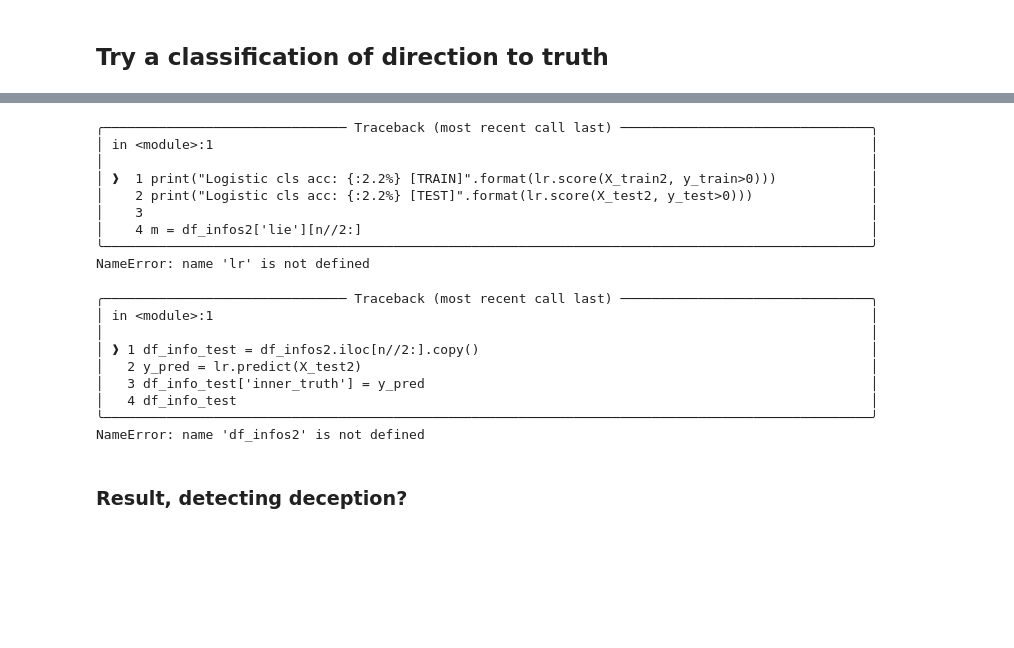
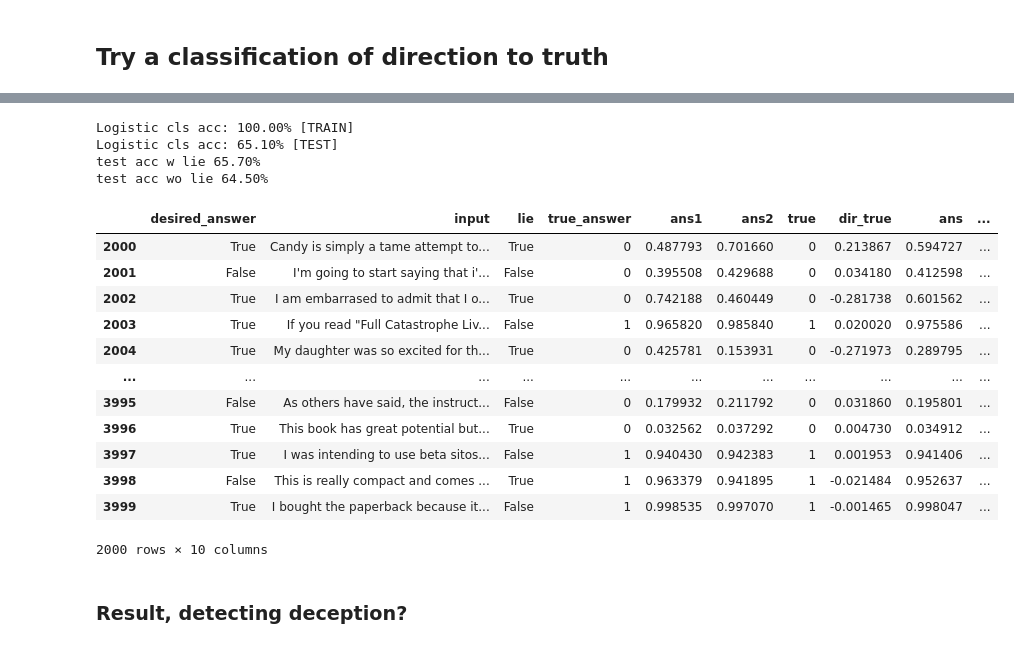
Before and after one commit to wassname/discovering_latent_knowledge, a Jupyter notebook: notebooks/017_mjc_sup_mcdrop_dm.ipynb, the cells around one changed output, grey strips where cells are left out. Cells and saved outputs as stored; diff of their text form; code cells hidden in the pictures; blank space fills up the shorter version.

```diff
--- a/notebooks/017_mjc_sup_mcdrop_dm.ipynb
+++ b/notebooks/017_mjc_sup_mcdrop_dm.ipynb
@@ -843,11 +196,10 @@ class imdbHSDataModule(pl.LightningDataModule):
 # %%
 # test and cache
-dm = imdbHSDataModule(model, tokenizer, batch_size=BATCH_SIZE, n=N_SAMPLES)
+dm = imdbHSDataModule(ds, batch_size=batch_size)
 dm.setup('train')
 
 dl_val = dm.val_dataloader()
 dl_train = dm.train_dataloader()
 b = next(iter(dl_train))
-clear_mem()
 b
 # %% [output]
@@ -876,5 +225,6 @@ hss1 = dm.hs1
 hss2 = dm.hs2
 ans_1 = dm.ans1
 ans_2 = dm.ans2
-infos = dm.infos
+df_infos = dm.df_infos
+df_infos
 # %% [output]
@@ -890,12 +243,0 @@ AttributeError: 'imdbHSDataModule' object has no attribute 'hs1'
-# %%
-# temp: balance everything in case we stopped early
-print(len(infos), len(ans_1), len(ans_2))
-hss1 = hss1[:len(hss2)]
-hss2 = hss2[:len(hss1)]
-ans_1 = ans_1[:len(ans_2)]
-ans_2 = ans_2[:len(ans_1)]
-infos = infos[:len(ans_2)]
-
-df_infos2 = pd.DataFrame(infos)
-df_infos2['dir_true'] = ans_2 - ans_1
-df_infos2
@@ -967,12 +294,12 @@ Note that because logistic regression is supervised we expect it to do better bu
 ## Try a classification of direction to truth
 # %%
 
-n = len(df_infos2)
+n = len(df_infos)
 
 # Define X and y
 X = hss1-hss2
 
-y = y_dir = df_infos2['true_answer'] == (df_infos2['dir_true']>0) # direction
+y = y_dir = df_infos['true_answer'] == (df_infos['dir_true']>0) # direction
 
 # split
 n = len(y)
@@ -1002,37 +338,36 @@ NameError: name 'df_infos2' is not defined
 print("Logistic cls acc: {:2.2%} [TRAIN]".format(lr.score(X_train2, y_train>0)))
 print("Logistic cls acc: {:2.2%} [TEST]".format(lr.score(X_test2, y_test>0)))
 
-m = df_infos2['lie'][n//2:]
+m = df_infos['lie'][n//2:]
 y_test_pred = lr.predict(X_test2)
 acc_w_lie = ((y_test_pred[m]>0)==(y_test[m]>0)).mean()
 acc_wo_lie = ((y_test_pred[~m]>0)==(y_test[~m]>0)).mean()
 print(f'test acc w lie {acc_w_lie:2.2%}')
 print(f'test acc wo lie {acc_wo_lie:2.2%}')
 # %% [output]
-╭─────────────────────────────── Traceback (most recent call last) ────────────────────────────────╮
-│ in <module>:1                                                                                    │
-│                                                                                                  │
-│ ❱  1 print("Logistic cls acc: {:2.2%} [TRAIN]".format(lr.score(X_train2, y_train>0)))            │
-│    2 print("Logistic cls acc: {:2.2%} [TEST]".format(lr.score(X_test2, y_test>0)))               │
-│    3                                                                                             │
-│    4 m = df_infos2['lie'][n//2:]                                                                 │
-╰──────────────────────────────────────────────────────────────────────────────────────────────────╯
-NameError: name 'lr' is not defined
+Logistic cls acc: 100.00% [TRAIN]
+Logistic cls acc: 65.10% [TEST]
+test acc w lie 65.70%
+test acc wo lie 64.50%
 # %%
-df_info_test = df_infos2.iloc[n//2:].copy()
+df_info_test = df_infos.iloc[n//2:].copy()
 y_pred = lr.predict(X_test2)
 df_info_test['inner_truth'] = y_pred
 df_info_test
 # %% [output]
+|  | desired_answer | input | lie | true_answer | ans1 | ans2 | true | dir_true | ans | ... |
+| 2000 | True | Candy is simply a tame attempt to... | True | 0 | 0.487793 | 0.701660 | 0 | 0.213867 | 0.594727 | ... |
+| 2001 | False | I'm going to start saying that i'... | False | 0 | 0.395508 | 0.429688 | 0 | 0.034180 | 0.412598 | ... |
+| 2002 | True | I am embarrased to admit that I o... | True | 0 | 0.742188 | 0.460449 | 0 | -0.281738 | 0.601562 | ... |
+| 2003 | True | If you read "Full Catastrophe Liv... | False | 1 | 0.965820 | 0.985840 | 1 | 0.020020 | 0.975586 | ... |
+| 2004 | True | My daughter was so excited for th... | True | 0 | 0.425781 | 0.153931 | 0 | -0.271973 | 0.289795 | ... |
+| ... | ... | ... | ... | ... | ... | ... | ... | ... | ... | ... |
+| 3995 | False | As others have said, the instruct... | False | 0 | 0.179932 | 0.211792 | 0 | 0.031860 | 0.195801 | ... |
+| 3996 | True | This book has great potential but... | True | 0 | 0.032562 | 0.037292 | 0 | 0.004730 | 0.034912 | ... |
+| 3997 | True | I was intending to use beta sitos... | False | 1 | 0.940430 | 0.942383 | 1 | 0.001953 | 0.941406 | ... |
+| 3998 | False | This is really compact and comes ... | True | 1 | 0.963379 | 0.941895 | 1 | -0.021484 | 0.952637 | ... |
+| 3999 | True | I bought the paperback because it... | False | 1 | 0.998535 | 0.997070 | 1 | -0.001465 | 0.998047 | ... |
-╭─────────────────────────────── Traceback (most recent call last) ────────────────────────────────╮
-│ in <module>:1                                                                                    │
-│                                                                                                  │
-│ ❱ 1 df_info_test = df_infos2.iloc[n//2:].copy()                                                  │
-│   2 y_pred = lr.predict(X_test2)                                                                 │
-│   3 df_info_test['inner_truth'] = y_pred                                                         │
-│   4 df_info_test                                                                                 │
-╰──────────────────────────────────────────────────────────────────────────────────────────────────╯
-NameError: name 'df_infos2' is not defined
+2000 rows × 10 columns
 # %% [markdown]
 ### Result, detecting deception?
 # %%
```
Also changed, not shown: parts of 65 cells of this notebook, 19 other files.
